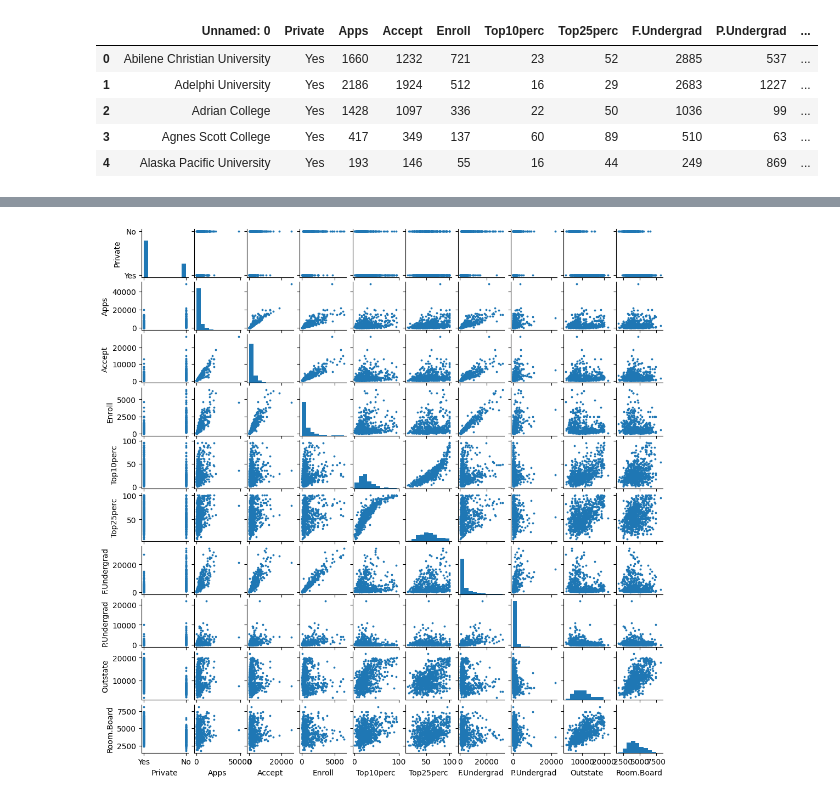
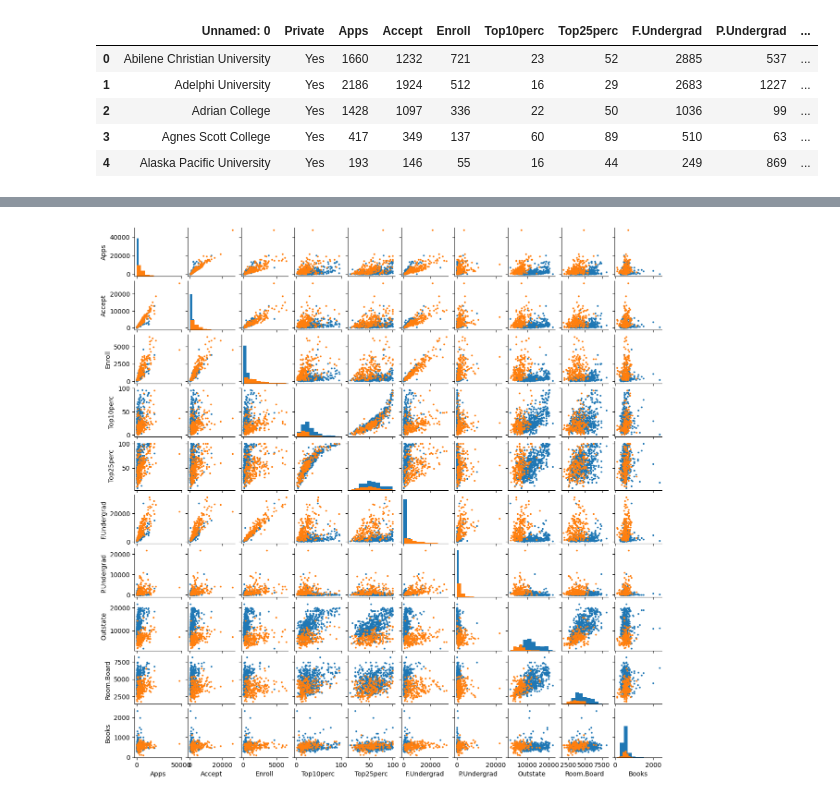
Before and after one commit to jajandres09/Stat_learning_py, a Jupyter notebook: Statistical_learning_py_chp2.ipynb, the cells around one changed output, grey strips where cells are left out. Saved outputs shown, nothing was run; the diff lists cells and outputs as text; code cells hidden in the pictures.

```diff
--- a/Statistical_learning_py_chp2.ipynb
+++ b/Statistical_learning_py_chp2.ipynb
@@ -59,7 +58,7 @@ college.head()
 | 3 | Agnes Scott College | Yes | 417 | 349 | 137 | 60 | 89 | 510 | 63 | ... |
 | 4 | Alaska Pacific University | Yes | 193 | 146 | 55 | 16 | 44 | 249 | 869 | ... |
 # %%
-college2 = pd.read_csv('/content/College.csv', index_col = 'Unnamed: 0')
-college2.index_name = 'U. Name'
-college2.head()
+college2 = pd.read_csv('/content/College.csv', index_col = 0)
+college2.index_name = 'U Names'
+college2.describe()
 # %% [output]
@@ -104,8 +86,7 @@ round(college.describe(),3)
 # %%
-g = sns.PairGrid(college, vars = college.iloc[:,1:11] )
-g.map_upper(plt.scatter, s= 3)
+g = sns.PairGrid(college2, vars = college2.iloc[:,1:11],  hue = 'Private')
 g.map_diag(plt.hist)
-g.map_lower(plt.scatter, s= 3)
-g.fig.set_size_inches(10,10)
+g.map_offdiag(plt.scatter, s = 3)
+g.fig.set_size_inches(12,12)
 # %% [output]
-[figure, old version]
+[figure, new version]
```
Also changed, not shown: parts of 11 cells of this notebook.
